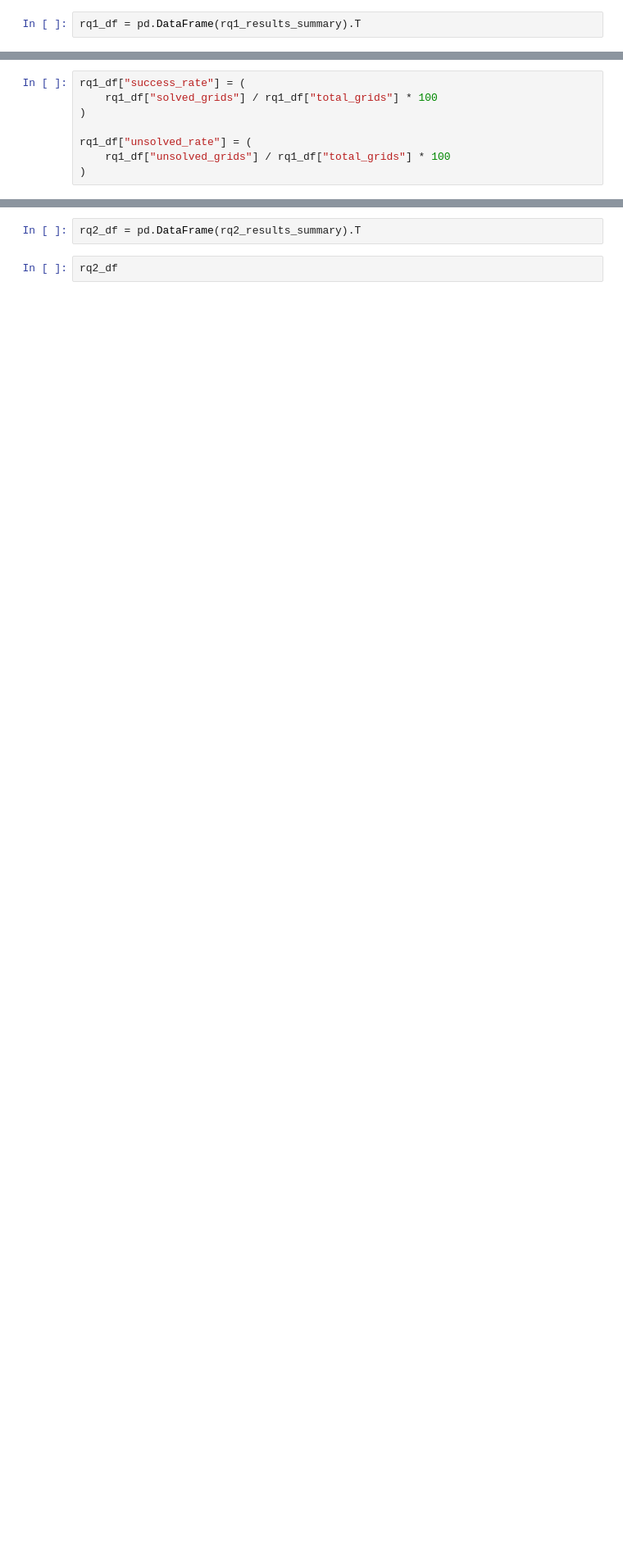
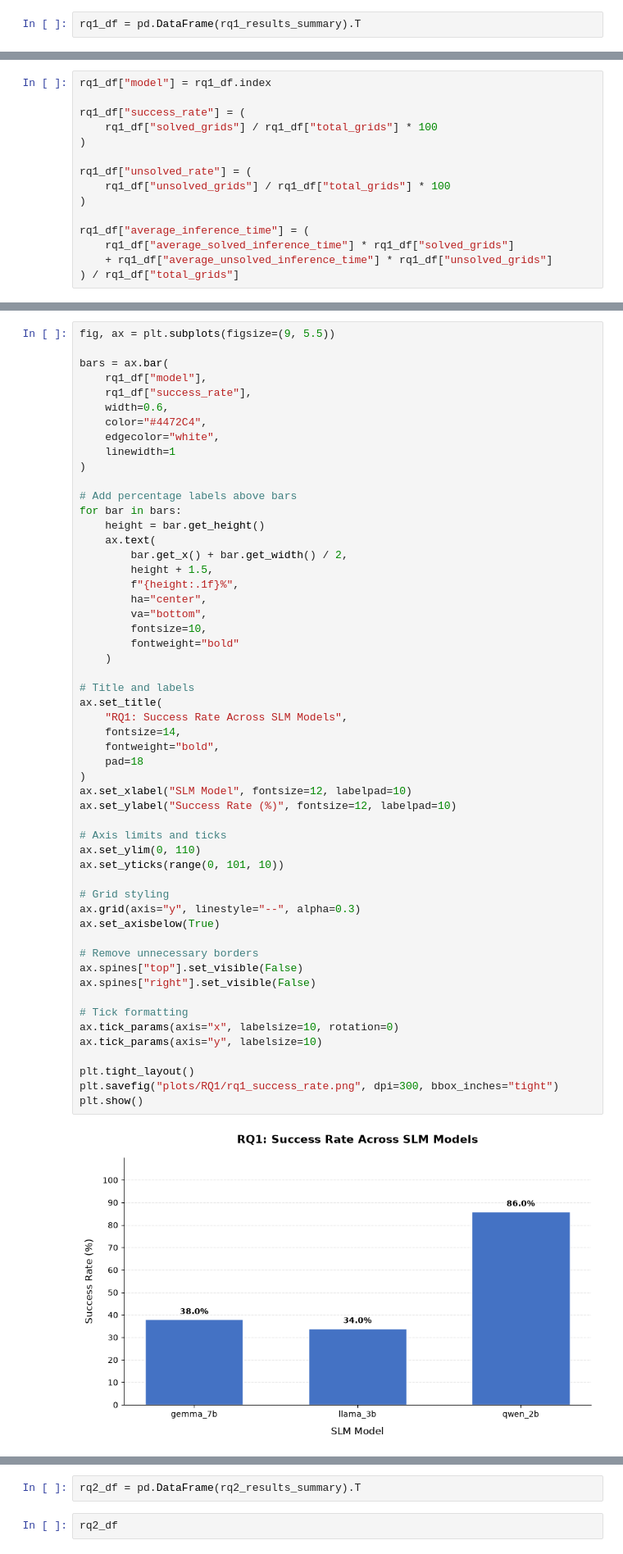
Before and after one commit to sifatMoonjerin/llm-grid-solver, a Jupyter notebook: notebooks/results_analysis.ipynb, the cells around one changed output, grey strips where cells are left out. Shown at 82% size. Drawn from its saved outputs; the diff is of its cells as text; blank space fills up the shorter version.

```diff
--- a/notebooks/results_analysis.ipynb
+++ b/notebooks/results_analysis.ipynb
@@ -27,6 +27,8 @@ rq1_df
 | llama_3b | 100.0 | 34.0 | 66.0 | 2.705882 | 5.411765 | ... |
 | qwen_2b | 100.0 | 86.0 | 14.0 | 0.837209 | 4.069767 | ... |
 # %%
+rq1_df["model"] = rq1_df.index
+
 rq1_df["success_rate"] = (
     rq1_df["solved_grids"] / rq1_df["total_grids"] * 100
 )
@@ -34,3 +36,8 @@ rq1_df["success_rate"] = (
 rq1_df["unsolved_rate"] = (
     rq1_df["unsolved_grids"] / rq1_df["total_grids"] * 100
 )
+
+rq1_df["average_inference_time"] = (
+    rq1_df["average_solved_inference_time"] * rq1_df["solved_grids"]
+    + rq1_df["average_unsolved_inference_time"] * rq1_df["unsolved_grids"]
+) / rq1_df["total_grids"]
@@ -43,0 +46,56 @@ rq1_df
+# %%
+fig, ax = plt.subplots(figsize=(9, 5.5))
+
+bars = ax.bar(
+    rq1_df["model"],
+    rq1_df["success_rate"],
+    width=0.6,
+    color="#4472C4",
+    edgecolor="white",
+    linewidth=1
+)
+
+# Add percentage labels above bars
+for bar in bars:
+    height = bar.get_height()
+    ax.text(
+        bar.get_x() + bar.get_width() / 2,
+        height + 1.5,
+        f"{height:.1f}%",
+        ha="center",
+        va="bottom",
+        fontsize=10,
+        fontweight="bold"
+    )
+
+# Title and labels
+ax.set_title(
+    "RQ1: Success Rate Across SLM Models",
+    fontsize=14,
+    fontweight="bold",
+    pad=18
+)
+ax.set_xlabel("SLM Model", fontsize=12, labelpad=10)
+ax.set_ylabel("Success Rate (%)", fontsize=12, labelpad=10)
+
+# Axis limits and ticks
+ax.set_ylim(0, 110)
+ax.set_yticks(range(0, 101, 10))
+
+# Grid styling
+ax.grid(axis="y", linestyle="--", alpha=0.3)
+ax.set_axisbelow(True)
+
+# Remove unnecessary borders
+ax.spines["top"].set_visible(False)
+ax.spines["right"].set_visible(False)
+
+# Tick formatting
+ax.tick_params(axis="x", labelsize=10, rotation=0)
+ax.tick_params(axis="y", labelsize=10)
+
+plt.tight_layout()
+plt.savefig("plots/RQ1/rq1_success_rate.png", dpi=300, bbox_inches="tight")
+plt.show()
+# %% [output]
+[figure, added]
```
Also changed, not shown: parts of 9 cells of this notebook, 3 other files.
